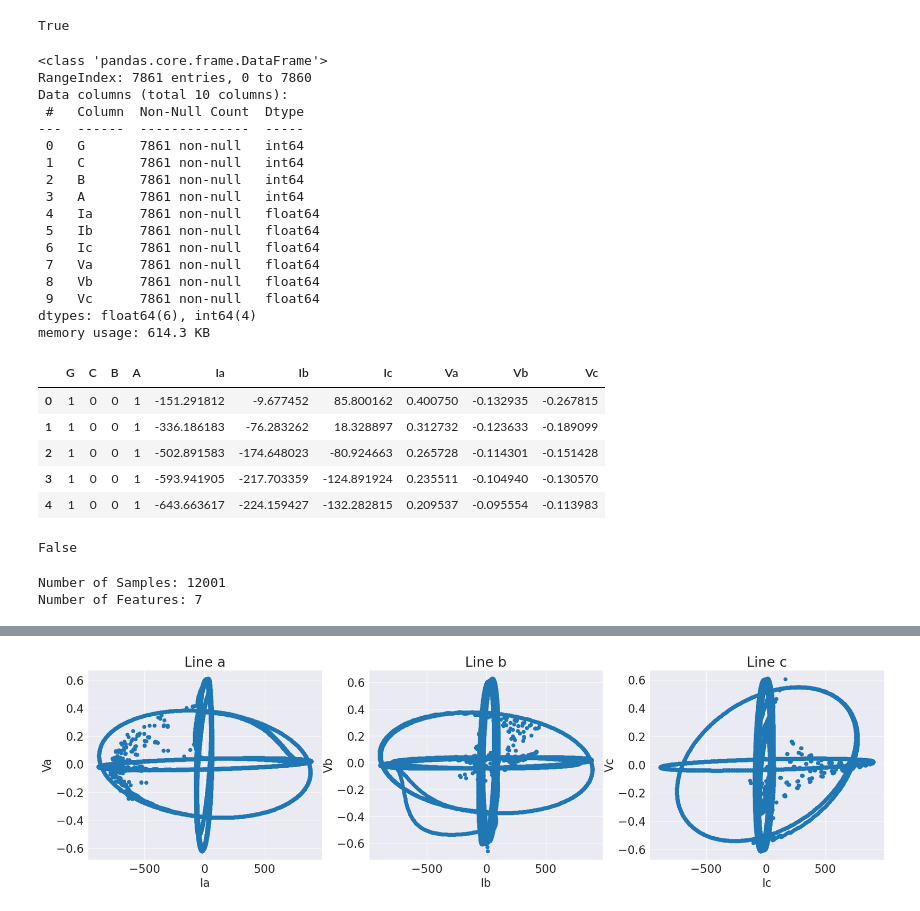
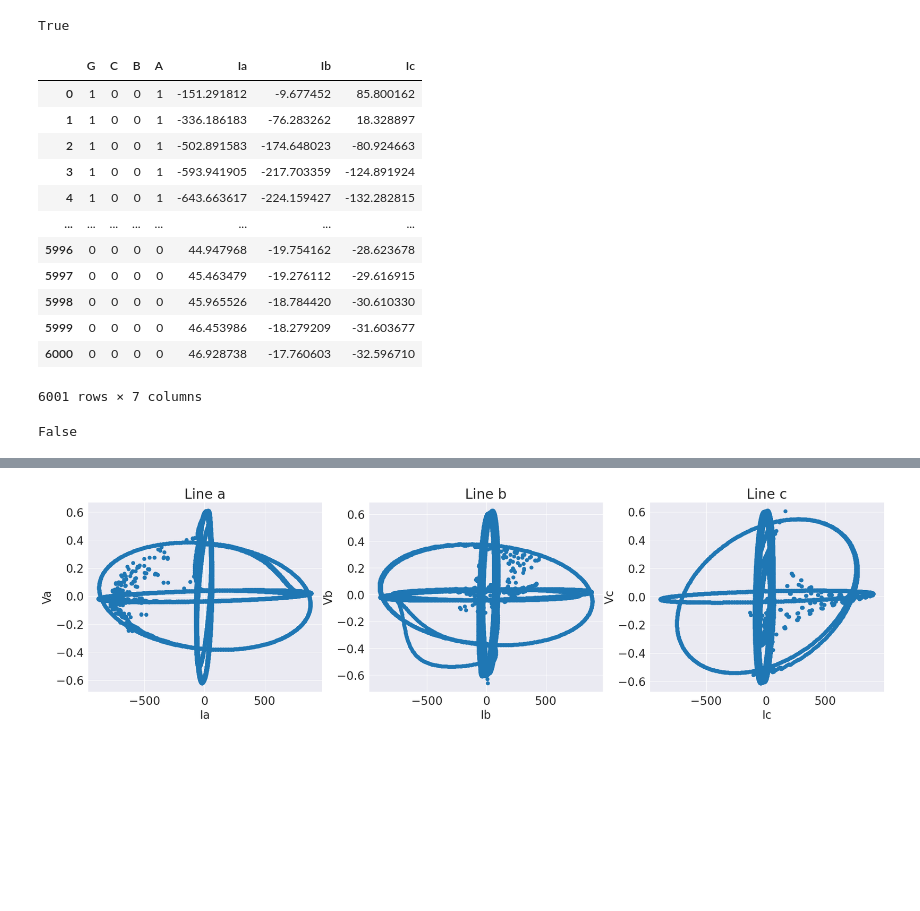
Before and after one commit to Abinash-bit/fault-analysis-randomforest, a Jupyter notebook: Fault_analysis_.ipynb, the cells around one changed output, grey strips where cells are left out. Saved outputs shown, nothing was run; the diff lists cells and outputs as text; code cells hidden in the pictures; blank space fills up the shorter version.

```diff
--- a/Fault_analysis_.ipynb
+++ b/Fault_analysis_.ipynb
@@ -150,43 +175,25 @@ binary_data.head()
 any(binary_data.isna().sum() > 0)
 # %% [output]
 True
-# %%
-multi_data.info()
-# %% [output]
-<class 'pandas.core.frame.DataFrame'>
-RangeIndex: 7861 entries, 0 to 7860
-Data columns (total 10 columns):
- #   Column  Non-Null Count  Dtype
----  ------  --------------  -----
- 0   G       7861 non-null   int64
- 1   C       7861 non-null   int64
- 2   B       7861 non-null   int64
- 3   A       7861 non-null   int64
- 4   Ia      7861 non-null   float64
- 5   Ib      7861 non-null   float64
- 6   Ic      7861 non-null   float64
- 7   Va      7861 non-null   float64
- 8   Vb      7861 non-null   float64
- 9   Vc      7861 non-null   float64
-dtypes: float64(6), int64(4)
-memory usage: 614.3 KB
-# %%
-multi_data.head()
-# %% [output]
-|  | G | C | B | A | Ia | Ib | Ic | Va | Vb | Vc |
-| 0 | 1 | 0 | 0 | 1 | -151.291812 | -9.677452 | 85.800162 | 0.400750 | -0.132935 | -0.267815 |
-| 1 | 1 | 0 | 0 | 1 | -336.186183 | -76.283262 | 18.328897 | 0.312732 | -0.123633 | -0.189099 |
-| 2 | 1 | 0 | 0 | 1 | -502.891583 | -174.648023 | -80.924663 | 0.265728 | -0.114301 | -0.151428 |
-| 3 | 1 | 0 | 0 | 1 | -593.941905 | -217.703359 | -124.891924 | 0.235511 | -0.104940 | -0.130570 |
-| 4 | 1 | 0 | 0 | 1 | -643.663617 | -224.159427 | -132.282815 | 0.209537 | -0.095554 | -0.113983 |
+# %%
+multi_data[['G', 'C', 'B', 'A', 'Ia', 'Ib', 'Ic']][:6001]
+# %% [output]
+|  | G | C | B | A | Ia | Ib | Ic |
+| 0 | 1 | 0 | 0 | 1 | -151.291812 | -9.677452 | 85.800162 |
+| 1 | 1 | 0 | 0 | 1 | -336.186183 | -76.283262 | 18.328897 |
+| 2 | 1 | 0 | 0 | 1 | -502.891583 | -174.648023 | -80.924663 |
+| 3 | 1 | 0 | 0 | 1 | -593.941905 | -217.703359 | -124.891924 |
+| 4 | 1 | 0 | 0 | 1 | -643.663617 | -224.159427 | -132.282815 |
+| ... | ... | ... | ... | ... | ... | ... | ... |
+| 5996 | 0 | 0 | 0 | 0 | 44.947968 | -19.754162 | -28.623678 |
+| 5997 | 0 | 0 | 0 | 0 | 45.463479 | -19.276112 | -29.616915 |
+| 5998 | 0 | 0 | 0 | 0 | 45.965526 | -18.784420 | -30.610330 |
+| 5999 | 0 | 0 | 0 | 0 | 46.453986 | -18.279209 | -31.603677 |
+| 6000 | 0 | 0 | 0 | 0 | 46.928738 | -17.760603 | -32.596710 |
+6001 rows × 7 columns
 # %%
 any(multi_data.isna().sum() > 0)
 # %% [output]
 False
 # %%
 binary_data.drop(binary_data.iloc[:,[7,8]], axis=1, inplace=True)
-# %%
-print(f'Number of Samples: {binary_data.shape[0]}\nNumber of Features: {binary_data.shape[1]}')
-# %% [output]
-Number of Samples: 12001
-Number of Features: 7
```
Also changed, not shown: parts of 23 cells of this notebook.
